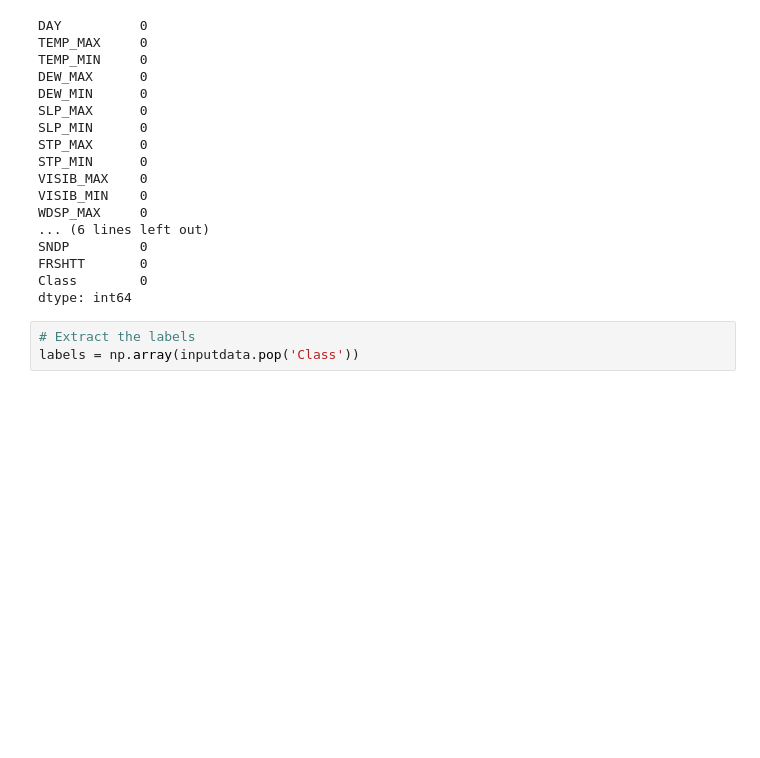
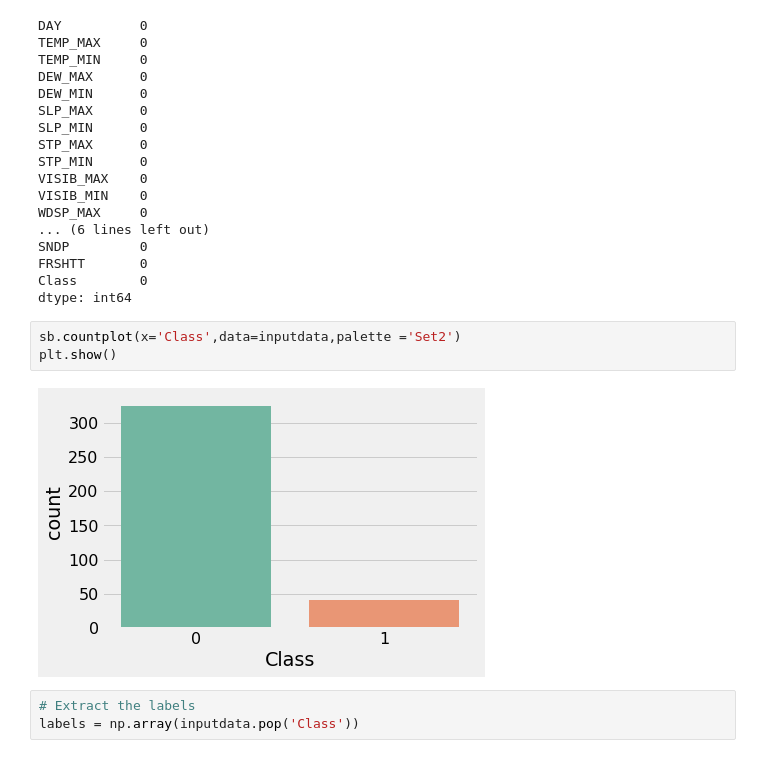
Before and after one commit to AkshayGyara/wild-fire-prediction, a Jupyter notebook: RandomForestModel.ipynb, the cells around one changed output. Drawn from its saved outputs; the diff is of its cells as text; blank space fills up the shorter version.

```diff
--- a/RandomForestModel.ipynb
+++ b/RandomForestModel.ipynb
@@ -67,6 +71,11 @@ SNDP         0
 FRSHTT       0
 Class        0
 dtype: int64
+# %%
+sb.countplot(x='Class',data=inputdata,palette ='Set2')
+plt.show()
+# %% [output]
+[figure, added]
 # %%
 # Extract the labels
 labels = np.array(inputdata.pop('Class'))
```
Also changed, not shown: parts of 18 cells of this notebook, 2 other files.
